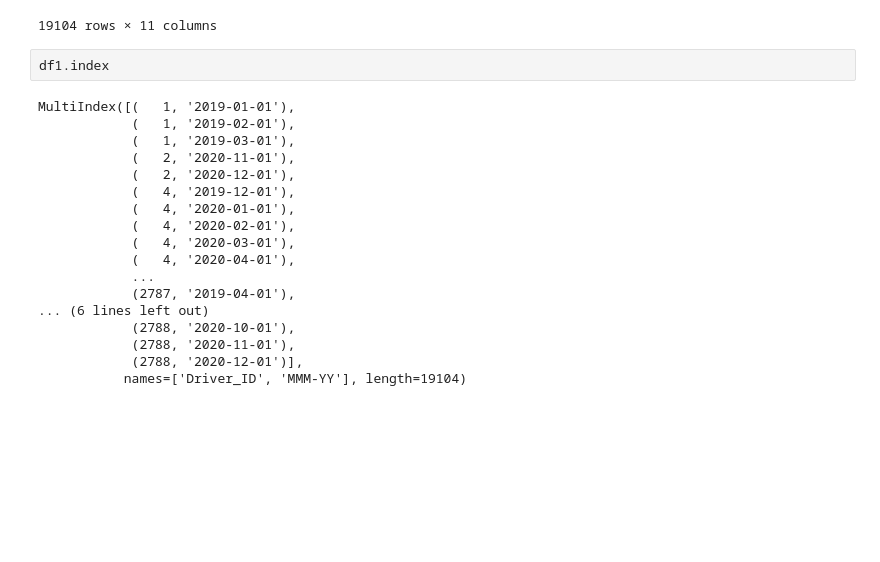
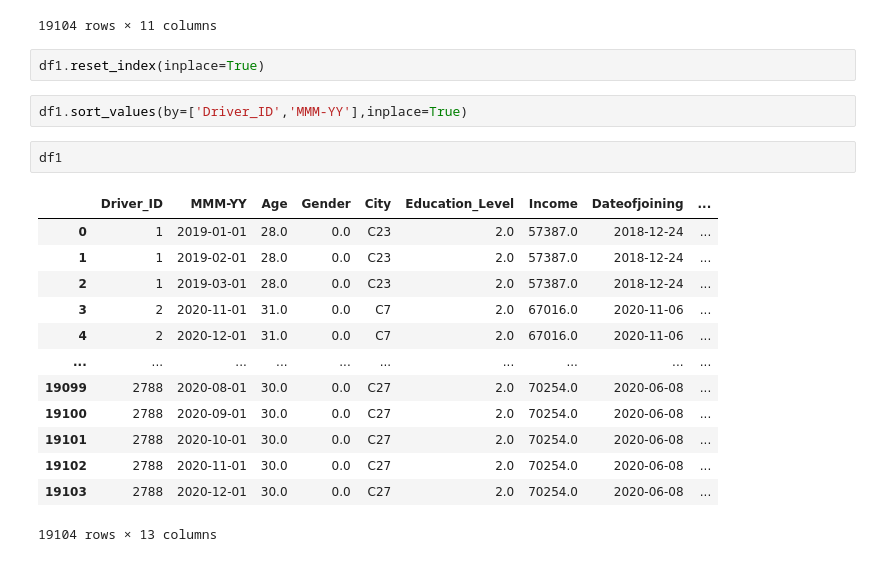
Before and after one commit to mahikshith/AWS-EC2-deployment-of-Ola-driver-churn-prediction-using-ensemble-learning, a Jupyter notebook: Ola_ensemble_mykee.ipynb, the cells around one changed output. Drawn from its saved outputs; the diff is of its cells as text; blank space fills up the shorter version.

Commit message:
Data set has been prepared
Fianlly bought the data to driver level and created new features , just need to encode some features and then we will build model

```diff
--- a/Ola_ensemble_mykee.ipynb
+++ b/Ola_ensemble_mykee.ipynb
@@ -201,23 +201,23 @@ df1
 |  | 2020-11-01 | 30.0 | 0.0 | C27 | 2.0 | 70254.0 | 2020-06-08 | NaT | ... |
 |  | 2020-12-01 | 30.0 | 0.0 | C27 | 2.0 | 70254.0 | 2020-06-08 | NaT | ... |
 19104 rows × 11 columns
+# %%
+df1.reset_index(inplace=True)
+# %%
+df1.sort_values(by=['Driver_ID','MMM-YY'],inplace=True)
 # %%
-df1.index
+df1
 # %% [output]
+|  | Driver_ID | MMM-YY | Age | Gender | City | Education_Level | Income | Dateofjoining | ... |
+| 0 | 1 | 2019-01-01 | 28.0 | 0.0 | C23 | 2.0 | 57387.0 | 2018-12-24 | ... |
+| 1 | 1 | 2019-02-01 | 28.0 | 0.0 | C23 | 2.0 | 57387.0 | 2018-12-24 | ... |
+| 2 | 1 | 2019-03-01 | 28.0 | 0.0 | C23 | 2.0 | 57387.0 | 2018-12-24 | ... |
+| 3 | 2 | 2020-11-01 | 31.0 | 0.0 | C7 | 2.0 | 67016.0 | 2020-11-06 | ... |
+| 4 | 2 | 2020-12-01 | 31.0 | 0.0 | C7 | 2.0 | 67016.0 | 2020-11-06 | ... |
+| ... | ... | ... | ... | ... | ... | ... | ... | ... | ... |
+| 19099 | 2788 | 2020-08-01 | 30.0 | 0.0 | C27 | 2.0 | 70254.0 | 2020-06-08 | ... |
+| 19100 | 2788 | 2020-09-01 | 30.0 | 0.0 | C27 | 2.0 | 70254.0 | 2020-06-08 | ... |
+| 19101 | 2788 | 2020-10-01 | 30.0 | 0.0 | C27 | 2.0 | 70254.0 | 2020-06-08 | ... |
+| 19102 | 2788 | 2020-11-01 | 30.0 | 0.0 | C27 | 2.0 | 70254.0 | 2020-06-08 | ... |
+| 19103 | 2788 | 2020-12-01 | 30.0 | 0.0 | C27 | 2.0 | 70254.0 | 2020-06-08 | ... |
-MultiIndex([(   1, '2019-01-01'),
-            (   1, '2019-02-01'),
-            (   1, '2019-03-01'),
-            (   2, '2020-11-01'),
-            (   2, '2020-12-01'),
-            (   4, '2019-12-01'),
-            (   4, '2020-01-01'),
-            (   4, '2020-02-01'),
-            (   4, '2020-03-01'),
-            (   4, '2020-04-01'),
-            ...
-            (2787, '2019-04-01'),
-... (6 lines left out)
-            (2788, '2020-10-01'),
-            (2788, '2020-11-01'),
-            (2788, '2020-12-01')],
-           names=['Driver_ID', 'MMM-YY'], length=19104)
+19104 rows × 13 columns
```
Also changed, not shown: parts of 22 cells of this notebook.
